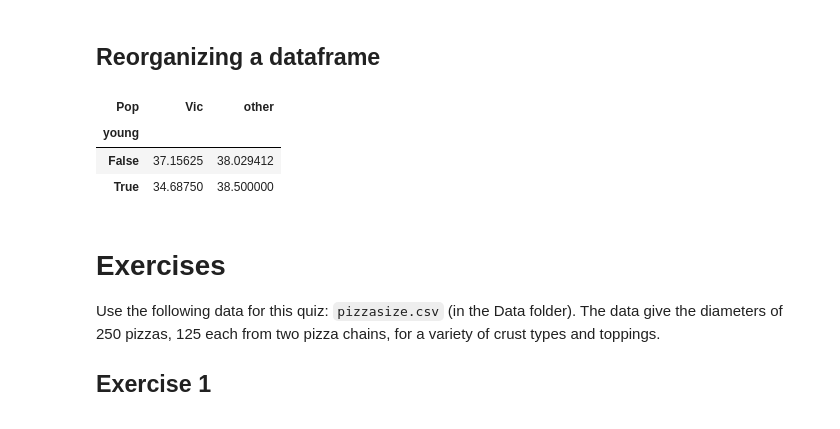
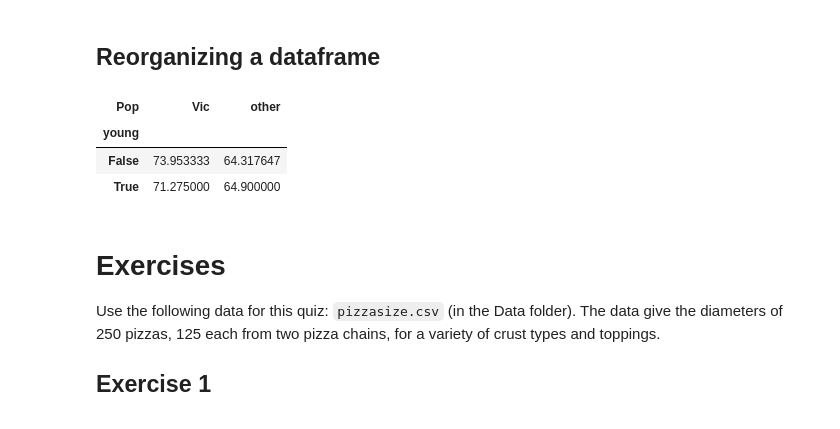
Before and after one commit to dvanderelst-classes/python-class, a Jupyter notebook: 08_Pandas_Statistics/Pandas_Statistics.ipynb, the cells around one changed output. Saved outputs shown, nothing was run; the diff lists cells and outputs as text; code cells hidden in the pictures.

```diff
--- a/08_Pandas_Statistics/Pandas_Statistics.ipynb
+++ b/08_Pandas_Statistics/Pandas_Statistics.ipynb
@@ -268,13 +252,13 @@ Warning: Can not find variable gender
 # %% [markdown]
 ## Reorganizing a dataframe
 # %%
-c = new.pivot(index='young',columns='Pop', values='taill')
+c = new.pivot(index='young',columns='Pop', values='footlgth')
 c
 # %% [output]
 | Pop | Vic | other |
 | young |  |  |
-| False | 37.15625 | 38.029412 |
-| True | 34.68750 | 38.500000 |
+| False | 73.953333 | 64.317647 |
+| True | 71.275000 | 64.900000 |
 # %% [markdown]
 # Exercises
 
```
Also changed, not shown: parts of 4 cells of this notebook, 53 other files.
